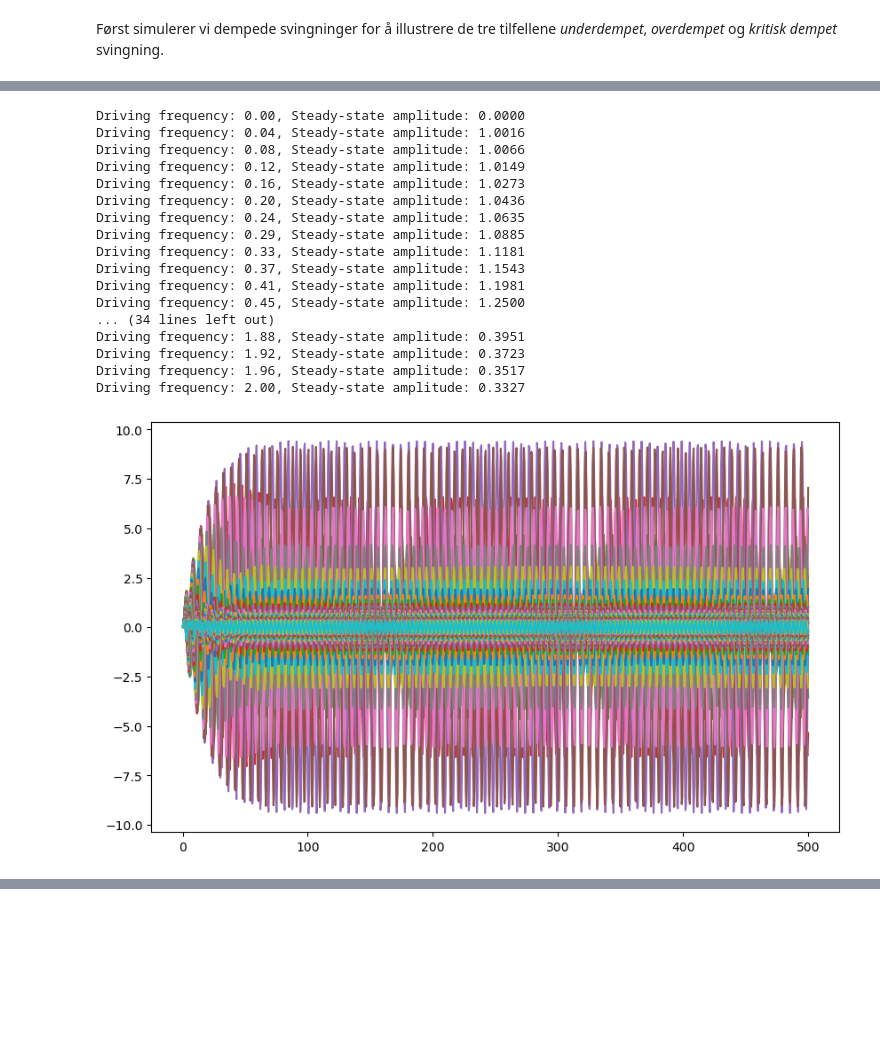
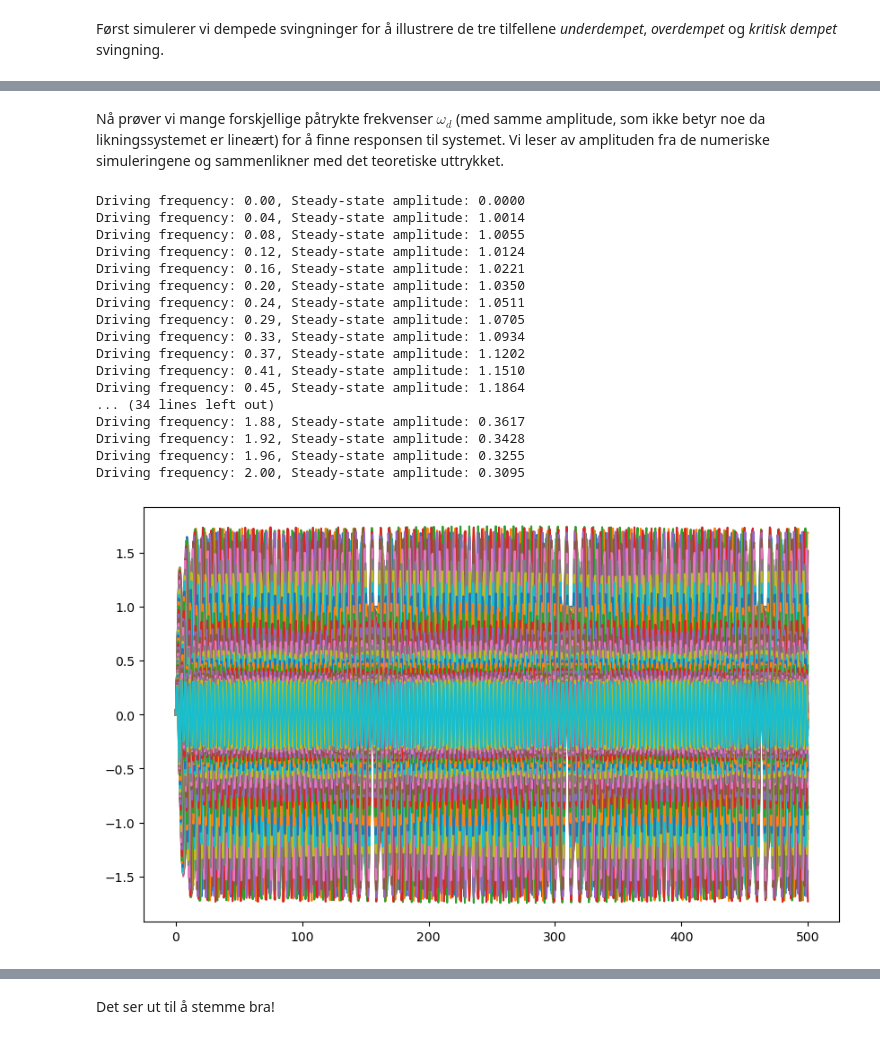
Before and after one commit to gautelinga/fy1020_demos, a Jupyter notebook: demo_6.ipynb, the cells around one changed output, grey strips where cells are left out. Drawn from its saved outputs; the diff is of its cells as text; code cells hidden in the pictures; blank space fills up the shorter version.

```diff
--- a/demo_6.ipynb
+++ b/demo_6.ipynb
@@ -10,12 +12,12 @@ import numpy as np
 import matplotlib.pyplot as plt
 from scipy.integrate import solve_ivp
 
-def rhs(t, y, omega, gamma, F0, omega_d):
+def rhs(t, y, omega, gamma, a0, omega_d):
     # Driven, damped harmonic oscillator
     # y[0] = x, y[1] = dx/dt
     dydt = np.zeros_like(y)
     dydt[0] = y[1]
-    dydt[1] = - 2 * gamma * y[1] - omega**2 * y[0] + F0 * np.cos(omega_d * t)
+    dydt[1] = - 2 * gamma * y[1] - omega**2 * y[0] + a0 * np.cos(omega_d * t)
     return dydt
 
 def find_amplitude(t, x):
@@ -54,21 +88,28 @@ plt.show()
 # %%
-
-
-
 T = 100.0 # Total time [s]
 
-gamma = 0.1  # Damping coefficient
+gamma = 0.05  # Damping coefficient
 omega = 1.0  # Natural frequency
-F0 = 1.0     # Driving force amplitude
-omega_d = 0.2  # Driving frequency
+a0 = 1.0     # Driving force amplitude
+omega_d = 1.5 # Driving frequency
 
-y0 = [0.01, 0.0]  # Initial conditions: x(0) = 0, dx/dt(0) = 0
+y0 = [0.0, 0.0]  # Initial conditions: x(0) = 0, dx/dt(0) = 0
 
-sol = solve_ivp(rhs, [0, T], y0, args=(omega, gamma, F0, omega_d), t_eval=np.linspace(0, T, 1000))
+sol = solve_ivp(rhs, [0, T], y0, args=(omega, gamma, a0, omega_d), t_eval=np.linspace(0, T, 1000))
 
 plt.figure(figsize=(10, 6))
+
+# plot driving force for reference
+driving_force = a0 * np.cos(omega_d * sol.t)
+plt.plot(sol.t, driving_force, label='Driving Force', color='green', linestyle='--')
+
 plt.plot(sol.t, sol.y[0], label='Displacement (x)', color='blue')
-plt.plot(sol.t, sol.y[1], label='Velocity (dx/dt)', color='orange')
+#plt.plot(sol.t, sol.y[1], label='Velocity (dx/dt)', color='orange')
+
+amplitude_theoretical = a0 / np.sqrt((omega**2 - omega_d**2)**2 + (2 * gamma * omega_d)**2)
+delta_theoretical = np.arctan2(2 * gamma * omega_d, omega**2 - omega_d**2)
+plt.plot(sol.t, amplitude_theoretical * np.cos(omega_d * sol.t - delta_theoretical), label='Theoretical Steady-State', color='red', linestyle='--')
+
 plt.title('Driven Damped Harmonic Oscillator')
 plt.xlabel('Time')
 plt.ylabel('Response')
@@ -82,44 +126,53 @@ print(f'Steady-state amplitude: {amplitude:.4f}')
+# %% [markdown]
+Nå prøver vi mange forskjellige påtrykte frekvenser $\omega_d$ (med samme amplitude, som ikke betyr noe da likningssystemet er lineært) for å finne responsen til systemet. Vi leser av amplituden fra de numeriske simuleringene og sammenlikner med det teoretiske uttrykket.
 # %%
 omega_d_ = np.linspace(0.0, 2.0*omega, 50)
 amplitude_ = np.zeros_like(omega_d_)
 T = 500.0  # Longer time to reach steady state for frequency sweep
-gamma = 0.05  # Reduced damping for clearer resonance peak
+gamma = 0.3  # Reduced damping for clearer resonance peak
 
 fig, ax = plt.subplots(figsize=(10, 6))
 
 for i, omega_d in enumerate(omega_d_):
-    sol = solve_ivp(rhs, [0, T], y0, args=(omega, gamma, F0, omega_d), t_eval=np.linspace(0, T, 1000))
+    sol = solve_ivp(rhs, [0, T], y0, args=(omega, gamma, a0, omega_d), t_eval=np.linspace(0, T, 1000))
     amplitude_[i] = find_amplitude(sol.t, sol.y[0])
     print(f'Driving frequency: {omega_d:.2f}, Steady-state amplitude: {amplitude_[i]:.4f}')
 
     ax.plot(sol.t, sol.y[0], label=f'ω_d={omega_d:.2f}')
 
 fig, ax = plt.subplots(figsize=(10, 6))
 omega_d__ = np.linspace(0.0, 2.0*omega, 2000)
 ax.plot(omega_d_, amplitude_, marker='o', linestyle='none', label="Simulations")
-ax.plot(omega_d__, F0 / np.sqrt((omega**2 - omega_d__**2)**2 + (2 * gamma * omega_d__)**2), '--', label="Theoretical", color='red')
+ax.plot(omega_d__, a0 / np.sqrt((omega**2 - omega_d__**2)**2 + (2 * gamma * omega_d__)**2), '--', label="Theoretical", color='red')
+
+omega_1 = np.sqrt(omega**2 - gamma**2)
+omega_2 = np.sqrt(omega**2 - 2*gamma**2)
+#ax.axvline(omega_2, color='gray', linestyle='--', label='Natural Frequency ω')
+Amax = a0 / (2 * gamma * omega_1)
+#ax.axhline(Amax, color='gray', linestyle='--', label='Maximum Amplitude Amax')
+
 ax.legend()
 ax.set_title('Steady-State Amplitude vs Driving Frequency')
 ax.set_xlabel('Driving Frequency ω_d')
 ax.set_ylabel('Steady-State Amplitude')
 ax.grid()
 plt.show()
 # %% [output]
 Driving frequency: 0.00, Steady-state amplitude: 0.0000
-Driving frequency: 0.04, Steady-state amplitude: 1.0016
-Driving frequency: 0.08, Steady-state amplitude: 1.0066
-Driving frequency: 0.12, Steady-state amplitude: 1.0149
-Driving frequency: 0.16, Steady-state amplitude: 1.0273
-Driving frequency: 0.20, Steady-state amplitude: 1.0436
-Driving frequency: 0.24, Steady-state amplitude: 1.0635
-Driving frequency: 0.29, Steady-state amplitude: 1.0885
-Driving frequency: 0.33, Steady-state amplitude: 1.1181
-Driving frequency: 0.37, Steady-state amplitude: 1.1543
-Driving frequency: 0.41, Steady-state amplitude: 1.1981
-Driving frequency: 0.45, Steady-state amplitude: 1.2500
+Driving frequency: 0.04, Steady-state amplitude: 1.0014
+Driving frequency: 0.08, Steady-state amplitude: 1.0055
+Driving frequency: 0.12, Steady-state amplitude: 1.0124
+Driving frequency: 0.16, Steady-state amplitude: 1.0221
+Driving frequency: 0.20, Steady-state amplitude: 1.0350
+Driving frequency: 0.24, Steady-state amplitude: 1.0511
+Driving frequency: 0.29, Steady-state amplitude: 1.0705
+Driving frequency: 0.33, Steady-state amplitude: 1.0934
+Driving frequency: 0.37, Steady-state amplitude: 1.1202
+Driving frequency: 0.41, Steady-state amplitude: 1.1510
+Driving frequency: 0.45, Steady-state amplitude: 1.1864
 ... (34 lines left out)
-Driving frequency: 1.88, Steady-state amplitude: 0.3951
-Driving frequency: 1.92, Steady-state amplitude: 0.3723
-Driving frequency: 1.96, Steady-state amplitude: 0.3517
-Driving frequency: 2.00, Steady-state amplitude: 0.3327
+Driving frequency: 1.88, Steady-state amplitude: 0.3617
+Driving frequency: 1.92, Steady-state amplitude: 0.3428
+Driving frequency: 1.96, Steady-state amplitude: 0.3255
+Driving frequency: 2.00, Steady-state amplitude: 0.3095
-[figure, old version]
+[figure, new version]
@@ -126,0 +180,2 @@ Driving frequency: 2.00, Steady-state amplitude: 0.3327
+# %% [markdown]
+Det ser ut til å stemme bra!
```
Also changed, not shown: parts of 6 cells of this notebook, 2 other files.
